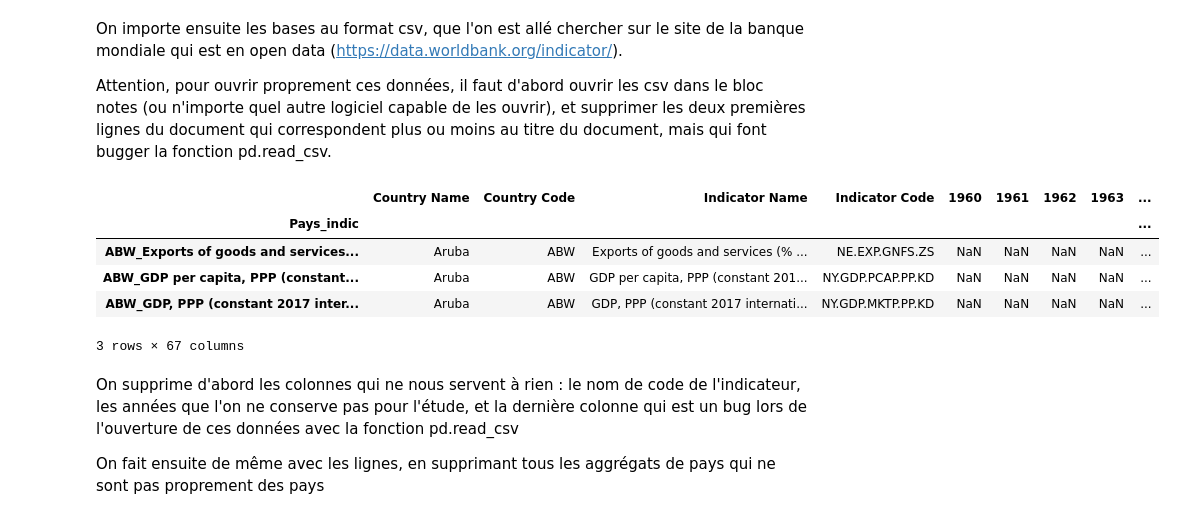
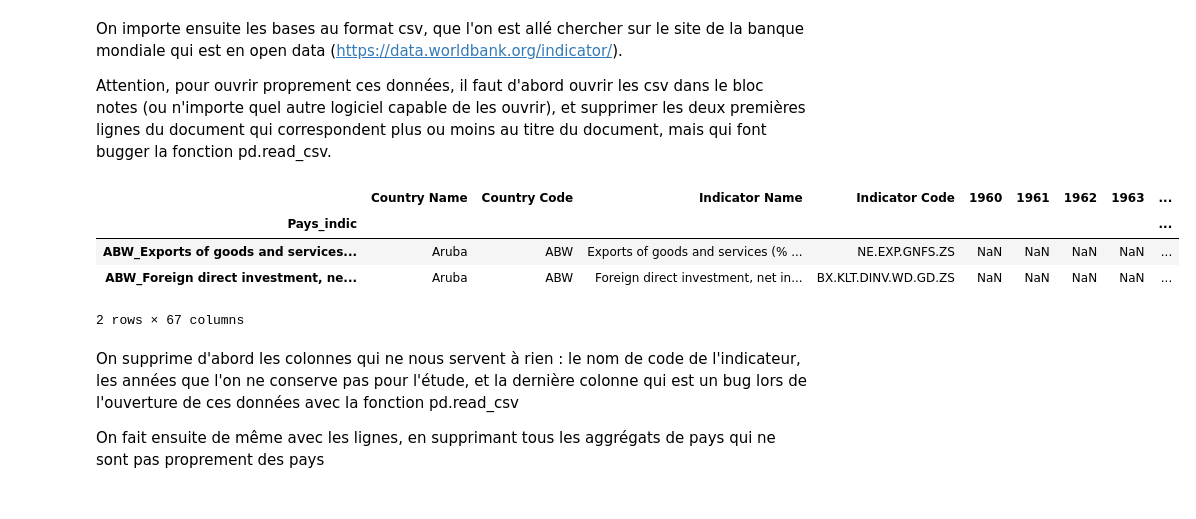
Before and after one commit to dusylvain/Statap_cice, a Jupyter notebook: Création base banque mondiale/creation_database_worldbank.ipynb, the cells around one changed output. Saved outputs shown, nothing was run; the diff lists cells and outputs as text; code cells hidden in the pictures.

```diff
--- a/Création base banque mondiale/creation_database_worldbank.ipynb
+++ b/Création base banque mondiale/creation_database_worldbank.ipynb
@@ -61,22 +67,40 @@ pop['Simple Indicator'] = 'pop'
 
 labor_force = pd.read_csv('labor force.csv')
 labor_force ['Simple Indicator'] = 'labor_force'
+
+ide = pd.read_csv('IDE.csv')
+ide ['Simple Indicator'] = 'IDE'
+
+labor_tax_contrib = pd.read_csv('labor_tax_contrib.csv')
+labor_tax_contrib ['Simple Indicator'] = 'labor_tax_contrib'
+
+other_taxes_entreprise = pd.read_csv('other_taxes.csv')
+other_taxes_entreprise ['Simple Indicator'] = 'other_taxes_entreprise'
+
+profit_tax = pd.read_csv('profit_tax.csv')
+profit_tax ['Simple Indicator'] = 'profit_tax'
+
+total_tax_contrib = pd.read_csv('total_tax_contrib.csv')
+total_tax_contrib ['Simple Indicator'] = 'total_tax_contrib'
+
+RetD = pd.read_csv('RetD.csv')
+RetD ['Simple Indicator'] = 'RetD'
 # %%
 #création de la base aggrégée
-df_list = [gdp, gdp_hab, fbcf, unemployment_rate, exports_rate, pop, labor_force]
+df_list = [gdp, gdp_hab, fbcf, unemployment_rate, exports_rate, pop, labor_force, ide,
+           labor_tax_contrib, other_taxes_entreprise, profit_tax, total_tax_contrib, RetD]
 
 for df in df_list :
     df['Pays_indic'] = df['Country Code'].str[:3] + '_' + df['Indicator Name'].str[:99]
 df1 = pd.concat(df_list)
 df1 = df1.sort_values('Pays_indic').set_index('Pays_indic')
-df1.head(3)
+df1.head(2)
 # %% [output]
 |  | Country Name | Country Code | Indicator Name | Indicator Code | 1960 | 1961 | 1962 | 1963 | ... |
 | Pays_indic |  |  |  |  |  |  |  |  | ... |
 | ABW_Exports of goods and services... | Aruba | ABW | Exports of goods and services (% ... | NE.EXP.GNFS.ZS | NaN | NaN | NaN | NaN | ... |
-| ABW_GDP per capita, PPP (constant... | Aruba | ABW | GDP per capita, PPP (constant 201... | NY.GDP.PCAP.PP.KD | NaN | NaN | NaN | NaN | ... |
-| ABW_GDP, PPP (constant 2017 inter... | Aruba | ABW | GDP, PPP (constant 2017 internati... | NY.GDP.MKTP.PP.KD | NaN | NaN | NaN | NaN | ... |
+| ABW_Foreign direct investment, ne... | Aruba | ABW | Foreign direct investment, net in... | BX.KLT.DINV.WD.GD.ZS | NaN | NaN | NaN | NaN | ... |
-3 rows × 67 columns
+2 rows × 67 columns
 # %% [markdown]
 On supprime d'abord les colonnes qui ne nous servent à rien : le nom de code de l'indicateur, les années que l'on ne conserve pas pour l'étude, et la dernière colonne qui est un bug lors de l'ouverture de ces données avec la fonction pd.read_csv
 
```
Also changed, not shown: parts of 7 cells of this notebook, 7 other files.
